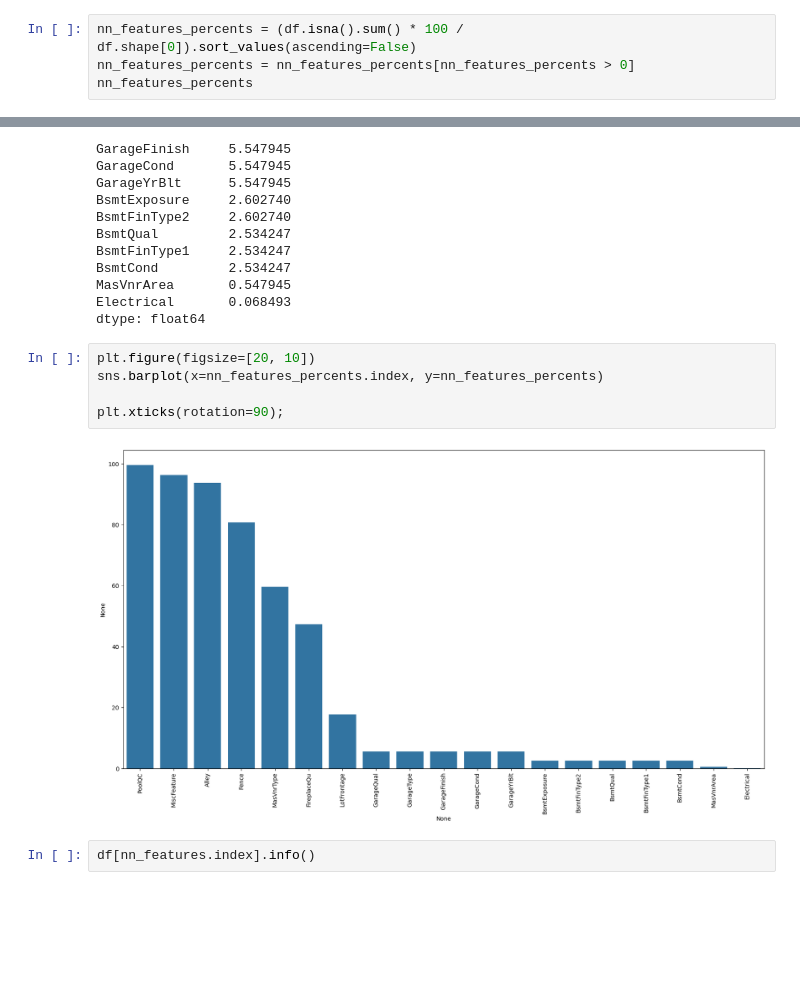
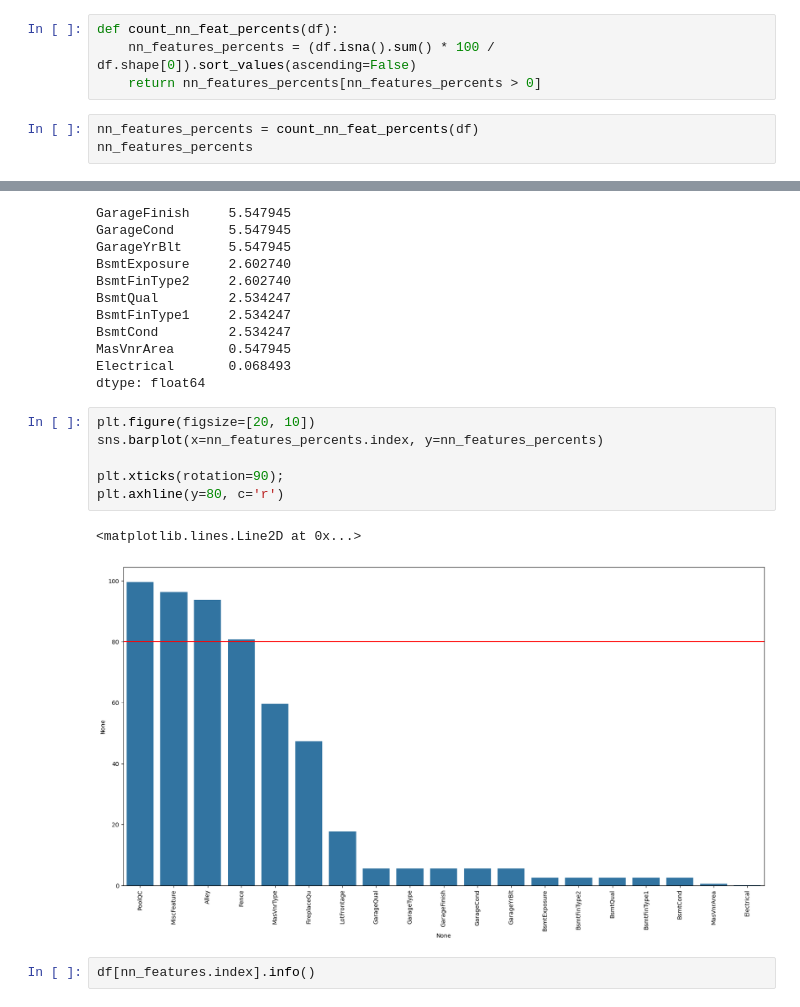
Before and after one commit to Swanger-Iz/ML_projs, a Jupyter notebook: house_prices/house_prices_project.ipynb, the cells around one changed output, grey strips where cells are left out. Cells and saved outputs as stored; diff of their text form; blank space fills up the shorter version.

```diff
--- a/house_prices/house_prices_project.ipynb
+++ b/house_prices/house_prices_project.ipynb
@@ -77,9 +80,12 @@ sns.barplot(x=nn_features.index, y=nn_features)
 plt.xticks(rotation=90);
 # %% [output]
 [figure]
+# %%
+def count_nn_feat_percents(df):
+    nn_features_percents = (df.isna().sum() * 100 / df.shape[0]).sort_values(ascending=False)
+    return nn_features_percents[nn_features_percents > 0]
 # %%
-nn_features_percents = (df.isna().sum() * 100 / df.shape[0]).sort_values(ascending=False)
-nn_features_percents = nn_features_percents[nn_features_percents > 0]
+nn_features_percents = count_nn_feat_percents(df)
 nn_features_percents
 # %% [output]
 PoolQC          99.520548
@@ -105,10 +111,12 @@ dtype: float64
 # %%
 plt.figure(figsize=[20, 10])
 sns.barplot(x=nn_features_percents.index, y=nn_features_percents)
 
 plt.xticks(rotation=90);
+plt.axhline(y=80, c='r')
 # %% [output]
+<matplotlib.lines.Line2D at 0x...>
-[figure, old version]
+[figure, new version]
 # %%
 df[nn_features.index].info()
 # %% [output]
```
Also changed, not shown: parts of 31 cells of this notebook.
